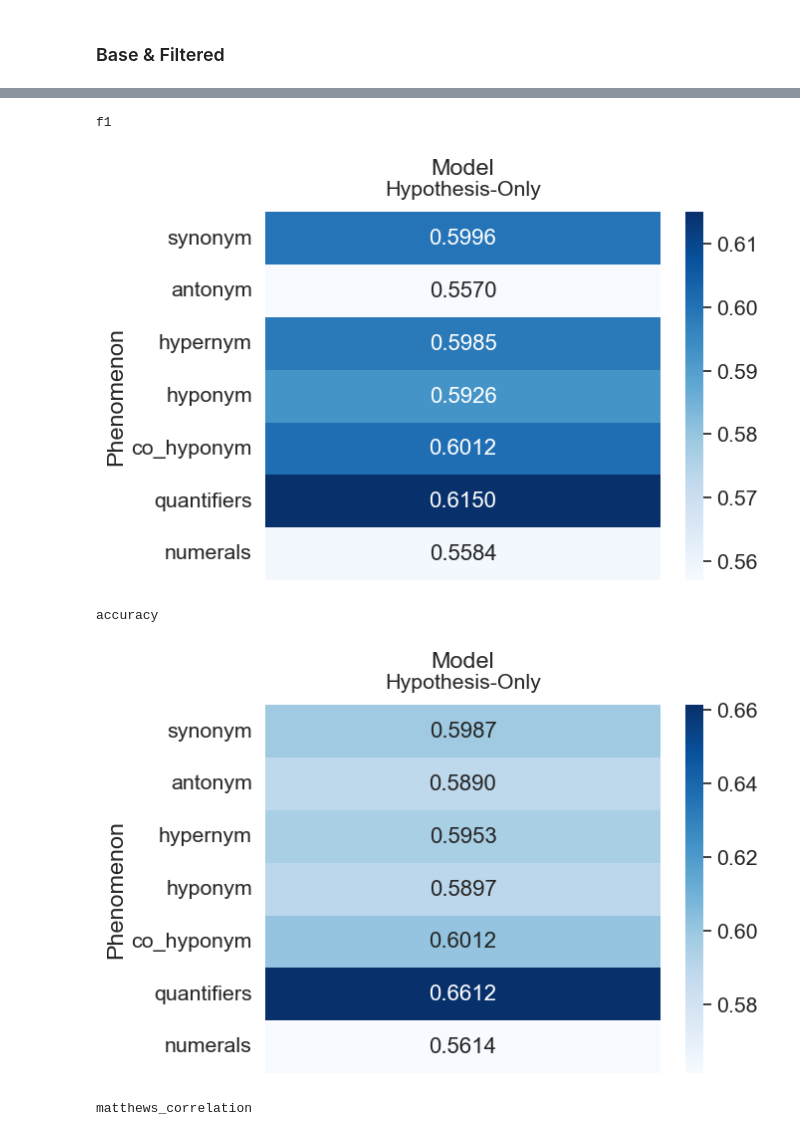
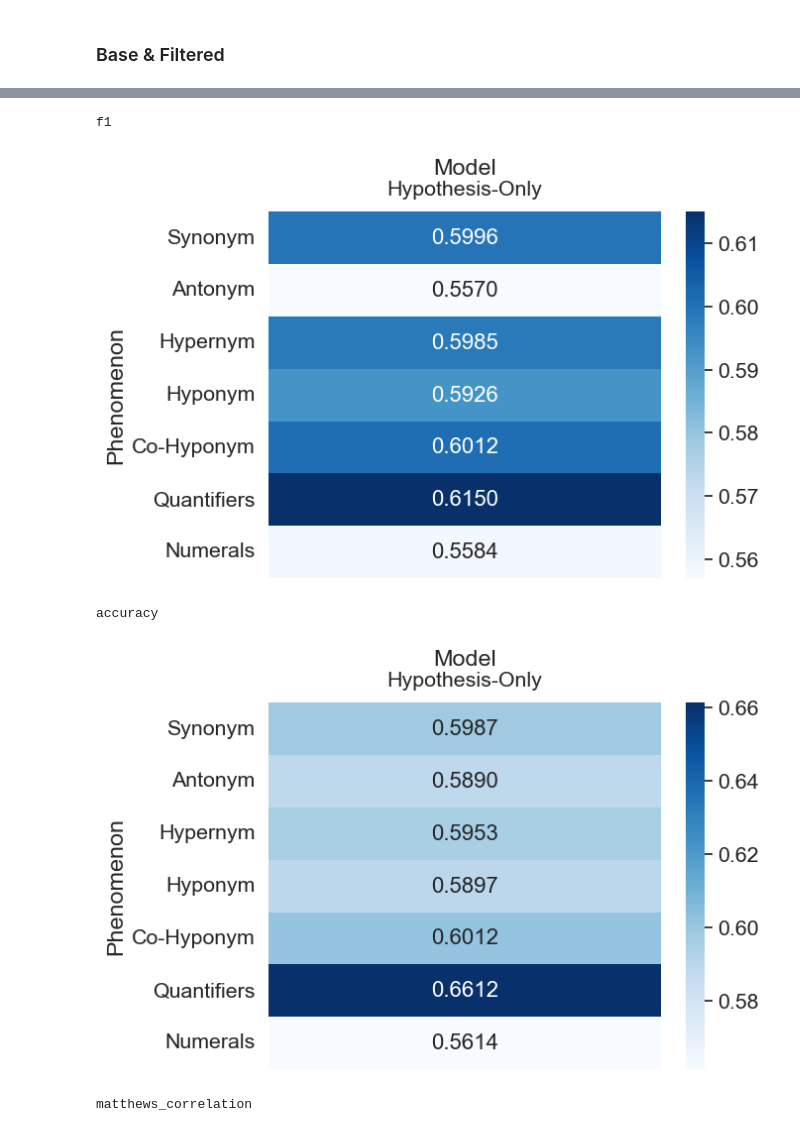
Before and after one commit to study-group-lit/lit, a Jupyter notebook: visualisations/metric_heatmaps_phenomena.ipynb, the cells around one changed output, grey strips where cells are left out. Cells and saved outputs as stored; diff of their text form; code cells hidden in the pictures.

```diff
--- a/visualisations/metric_heatmaps_phenomena.ipynb
+++ b/visualisations/metric_heatmaps_phenomena.ipynb
@@ -7,6 +7,7 @@ sys.path.append('..')
 from semplotlib import plot_metric_heatmap_phenomena
 
 metrics = ["f1", "accuracy", "matthews_correlation"]
+phenomena = ["Synonym", "Antonym", "Hypernym", "Hyponym", "Co-Hyponym", "Quantifiers", "Numerals"]
 # %% [markdown]
 ## Important words
 # %% [markdown]
@@ -16,8 +17,6 @@ path_mapping = {
     "Base": "../scripts/metrics_by_phenomena/results/roberta-base-finetuned-mnli.json",
     "Filtered 3/3 longer": "../scripts/metrics_by_phenomena/results/roberta-base-finetuned-mnli-maximum_two_6.json"
 }
-
-phenomena = ["synonym", "antonym", "hypernym", "hyponym", "co_hyponym", "quantifiers", "numerals"]
 models = ["Base", "Filtered 3/3 longer"]
 
 for metric in metrics:
@@ -44,8 +43,6 @@ matthews_correlation
 path_mapping = {
     "Hypothesis-Only": "../scripts/metrics_by_phenomena_mnli_hypothesis_only/results/roberta-base-finetuned-mnli-hypothesis-only.json"
 }
-
-phenomena = ["synonym", "antonym", "hypernym", "hyponym", "co_hyponym", "quantifiers", "numerals"]
 models = ["Hypothesis-Only"]
 
 for metric in metrics:
@@ -75,8 +72,6 @@ path_mapping = {
     "Base": "../scripts/metrics_by_phenomena_all_words/results/roberta-base-finetuned-mnli.json",
     "Filtered 3/3 longer": "../scripts/metrics_by_phenomena_all_words/results/roberta-base-finetuned-mnli-maximum_two_6.json"
 }
-
-phenomena = ["synonym", "antonym", "hypernym", "hyponym", "co_hyponym", "quantifiers", "numerals"]
 models = ["Base", "Filtered 3/3 longer"]
 
 for metric in metrics:
@@ -100,25 +95,23 @@ matthews_correlation
 # %%
 path_mapping = {
     "Hypothesis-Only": "../scripts/metrics_by_phenomena_mnli_hypothesis_only/results/roberta-base-finetuned-mnli-hypothesis-only.json"
 }
-
-phenomena = ["synonym", "antonym", "hypernym", "hyponym", "co_hyponym", "quantifiers", "numerals"]
 models = ["Hypothesis-Only"]
 
 for metric in metrics:
     metric_data = []
     for model in path_mapping.items():
         model_data = []
         with open(model[1], "r") as f:
             metrics_data = json.load(f)
             for phenomenon_data in metrics_data:
                 model_data.append(phenomenon_data[metric])
         metric_data.append(model_data)
     print(metric)
     plot_metric_heatmap_phenomena(np.array(metric_data).T, models, phenomena, save_path=f"../report/images/metric_heatmaps_phenomena/all_words/base_filtered_{metric}.pdf")
 # %% [output]
 f1
-[figure, old version]
+[figure, new version]
 accuracy
-[figure, old version]
+[figure, new version]
 matthews_correlation
```
Also changed, not shown: parts of 4 cells of this notebook, 10 other files.
